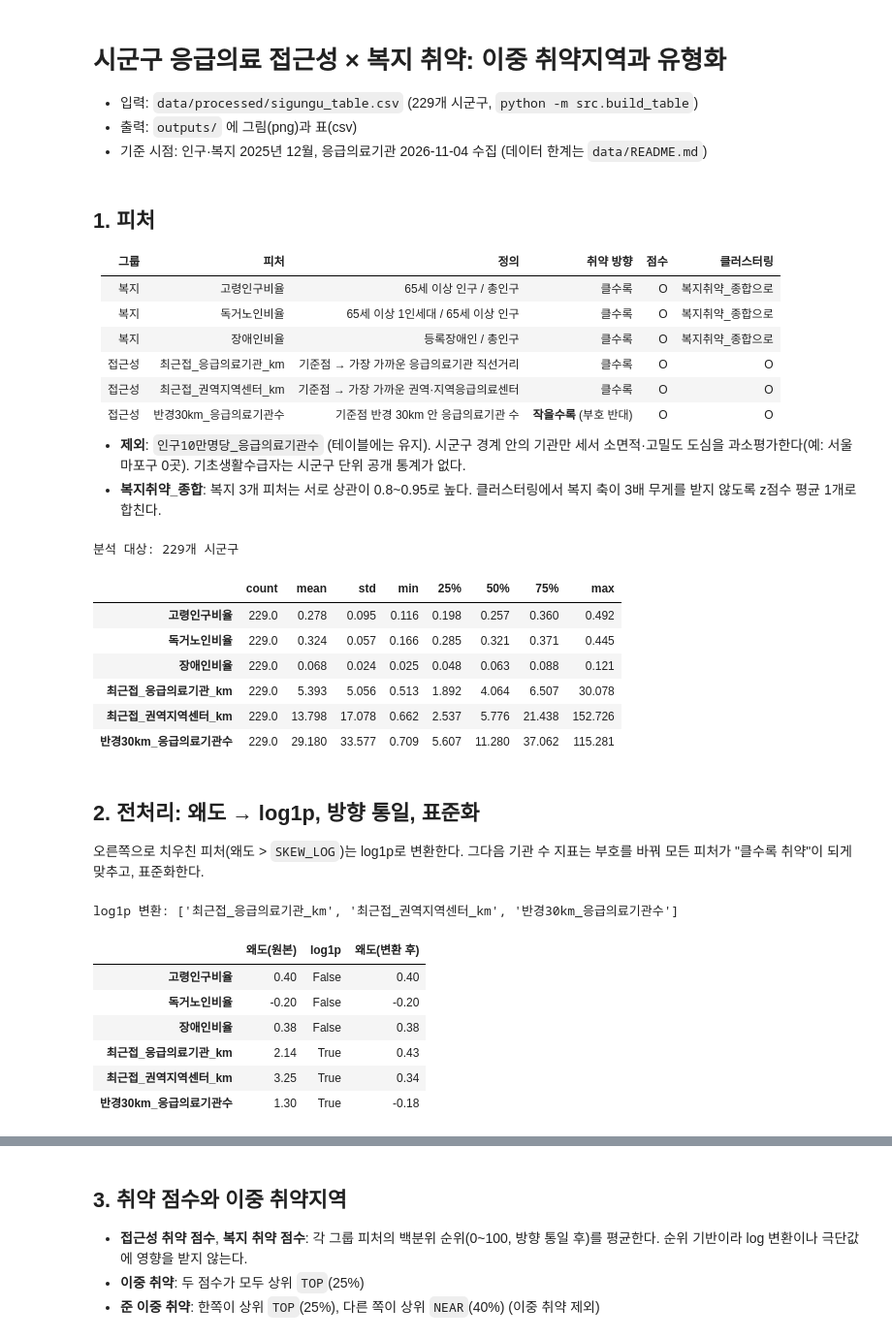
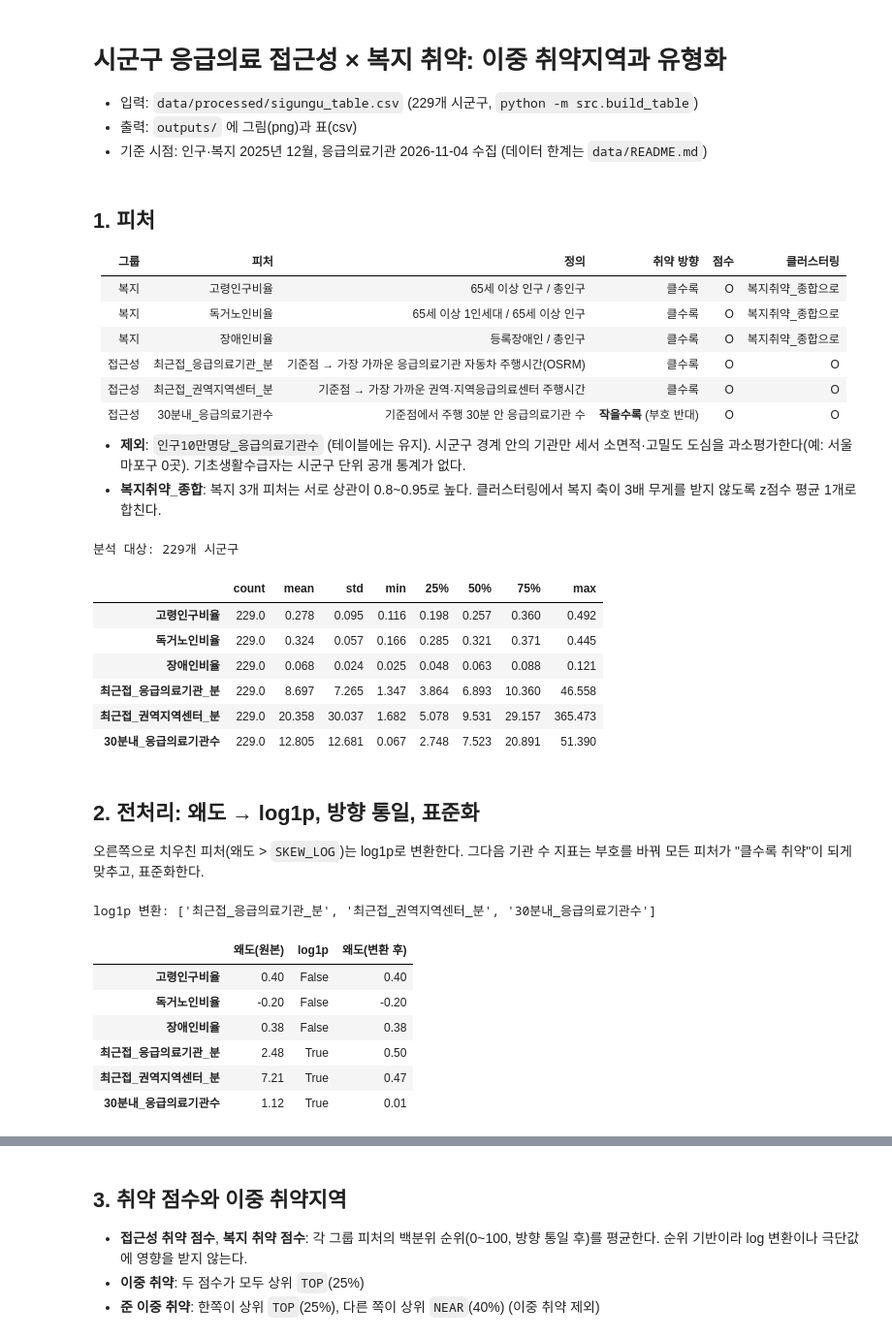
Before and after one commit to gaeun1961/emergency-policy-clustering-analysis, a Jupyter notebook: notebooks/sigungu_clustering.ipynb, the cells around one changed output, grey strips where cells are left out. Shown at 97% size. Saved outputs shown, nothing was run; the diff lists cells and outputs as text; code cells hidden in the pictures.

```diff
--- a/notebooks/sigungu_clustering.ipynb
+++ b/notebooks/sigungu_clustering.ipynb
@@ -47,34 +47,34 @@ DOUBLE, NEAR_C, BASE = '#eb6834', '#2a78d6', '#c9c8c1'
 | 복지 | 고령인구비율 | 65세 이상 인구 / 총인구 | 클수록 | O | 복지취약_종합으로 |
 | 복지 | 독거노인비율 | 65세 이상 1인세대 / 65세 이상 인구 | 클수록 | O | 복지취약_종합으로 |
 | 복지 | 장애인비율 | 등록장애인 / 총인구 | 클수록 | O | 복지취약_종합으로 |
-| 접근성 | 최근접_응급의료기관_km | 기준점 → 가장 가까운 응급의료기관 직선거리 | 클수록 | O | O |
-| 접근성 | 최근접_권역지역센터_km | 기준점 → 가장 가까운 권역·지역응급의료센터 | 클수록 | O | O |
-| 접근성 | 반경30km_응급의료기관수 | 기준점 반경 30km 안 응급의료기관 수 | **작을수록** (부호 반대) | O | O |
+| 접근성 | 최근접_응급의료기관_분 | 기준점 → 가장 가까운 응급의료기관 자동차 주행시간(OSRM) | 클수록 | O | O |
+| 접근성 | 최근접_권역지역센터_분 | 기준점 → 가장 가까운 권역·지역응급의료센터 주행시간 | 클수록 | O | O |
+| 접근성 | 30분내_응급의료기관수 | 기준점에서 주행 30분 안 응급의료기관 수 | **작을수록** (부호 반대) | O | O |
 
 - **제외**: `인구10만명당_응급의료기관수` (테이블에는 유지). 시군구 경계 안의 기관만 세서 소면적·고밀도 도심을 과소평가한다(예: 서울 마포구 0곳). 기초생활수급자는 시군구 단위 공개 통계가 없다.
 - **복지취약_종합**: 복지 3개 피처는 서로 상관이 0.8~0.95로 높다. 클러스터링에서 복지 축이 3배 무게를 받지 않도록 z점수 평균 1개로 합친다.
 # %%
 t = pd.read_csv(DATA, dtype={'code': str}).set_index('code').fillna({'시군구': ''})
 t['고령인구비율'] = t['65세이상인구'] / t['총인구']
 t['지역'] = (t['시도'] + ' ' + t['시군구']).str.strip()
 
 WELFARE = ['고령인구비율', '독거노인비율', '장애인비율']
-ACCESS = ['최근접_응급의료기관_km', '최근접_권역지역센터_km', '반경30km_응급의료기관수']
+ACCESS = ['최근접_응급의료기관_분', '최근접_권역지역센터_분', '30분내_응급의료기관수']
 FEATURES = WELFARE + ACCESS
-REVERSE = ['반경30km_응급의료기관수']  # 클수록 좋은 지표 -> 부호 반대
+REVERSE = ['30분내_응급의료기관수']  # 클수록 좋은 지표 -> 부호 반대
 
 assert t[FEATURES].notna().all().all(), t[t[FEATURES].isna().any(axis=1)]
 print(f'분석 대상: {len(t)}개 시군구')
 t[FEATURES].describe().round(3).T
 # %% [output]
 분석 대상: 229개 시군구
 |  | count | mean | std | min | 25% | 50% | 75% | max |
 | 고령인구비율 | 229.0 | 0.278 | 0.095 | 0.116 | 0.198 | 0.257 | 0.360 | 0.492 |
 | 독거노인비율 | 229.0 | 0.324 | 0.057 | 0.166 | 0.285 | 0.321 | 0.371 | 0.445 |
 | 장애인비율 | 229.0 | 0.068 | 0.024 | 0.025 | 0.048 | 0.063 | 0.088 | 0.121 |
-| 최근접_응급의료기관_km | 229.0 | 5.393 | 5.056 | 0.513 | 1.892 | 4.064 | 6.507 | 30.078 |
-| 최근접_권역지역센터_km | 229.0 | 13.798 | 17.078 | 0.662 | 2.537 | 5.776 | 21.438 | 152.726 |
-| 반경30km_응급의료기관수 | 229.0 | 29.180 | 33.577 | 0.709 | 5.607 | 11.280 | 37.062 | 115.281 |
+| 최근접_응급의료기관_분 | 229.0 | 8.697 | 7.265 | 1.347 | 3.864 | 6.893 | 10.360 | 46.558 |
+| 최근접_권역지역센터_분 | 229.0 | 20.358 | 30.037 | 1.682 | 5.078 | 9.531 | 29.157 | 365.473 |
+| 30분내_응급의료기관수 | 229.0 | 12.805 | 12.681 | 0.067 | 2.748 | 7.523 | 20.891 | 51.390 |
 # %% [markdown]
 ## 2. 전처리: 왜도 → log1p, 방향 통일, 표준화
 
@@ -91,14 +91,14 @@ Z = pd.DataFrame(StandardScaler().fit_transform(X), index=X.index, columns=FEATU
 print('log1p 변환:', LOG)
 pd.DataFrame({'왜도(원본)': skew, 'log1p': skew.index.isin(LOG), '왜도(변환 후)': X.skew()}).round(2)
 # %% [output]
-log1p 변환: ['최근접_응급의료기관_km', '최근접_권역지역센터_km', '반경30km_응급의료기관수']
+log1p 변환: ['최근접_응급의료기관_분', '최근접_권역지역센터_분', '30분내_응급의료기관수']
 |  | 왜도(원본) | log1p | 왜도(변환 후) |
 | 고령인구비율 | 0.40 | False | 0.40 |
 | 독거노인비율 | -0.20 | False | -0.20 |
 | 장애인비율 | 0.38 | False | 0.38 |
-| 최근접_응급의료기관_km | 2.14 | True | 0.43 |
-| 최근접_권역지역센터_km | 3.25 | True | 0.34 |
-| 반경30km_응급의료기관수 | 1.30 | True | -0.18 |
+| 최근접_응급의료기관_분 | 2.48 | True | 0.50 |
+| 최근접_권역지역센터_분 | 7.21 | True | 0.47 |
+| 30분내_응급의료기관수 | 1.12 | True | 0.01 |
 # %%
 fig, axes = plt.subplots(2, len(FEATURES), figsize=(3 * len(FEATURES), 5.5))
 for i, f in enumerate(FEATURES):
```
Also changed, not shown: parts of 9 cells of this notebook, 35 other files.
